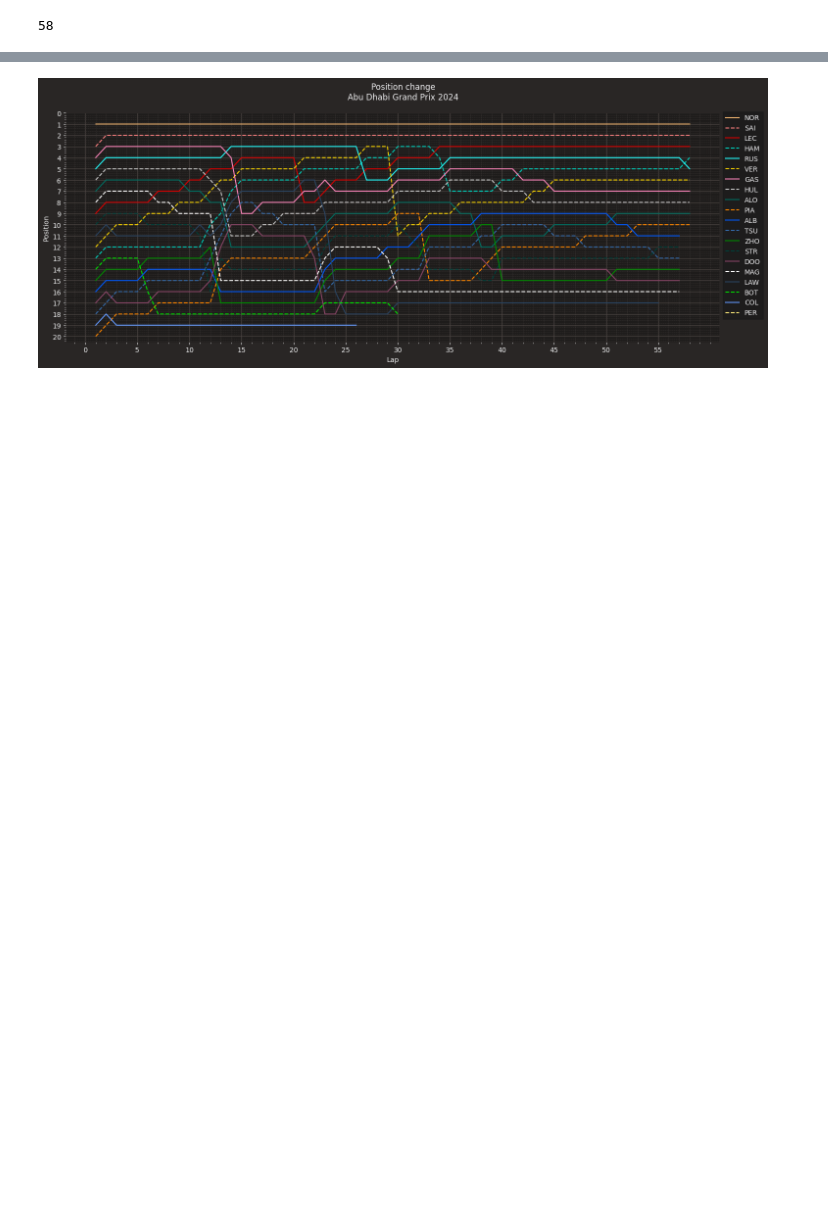
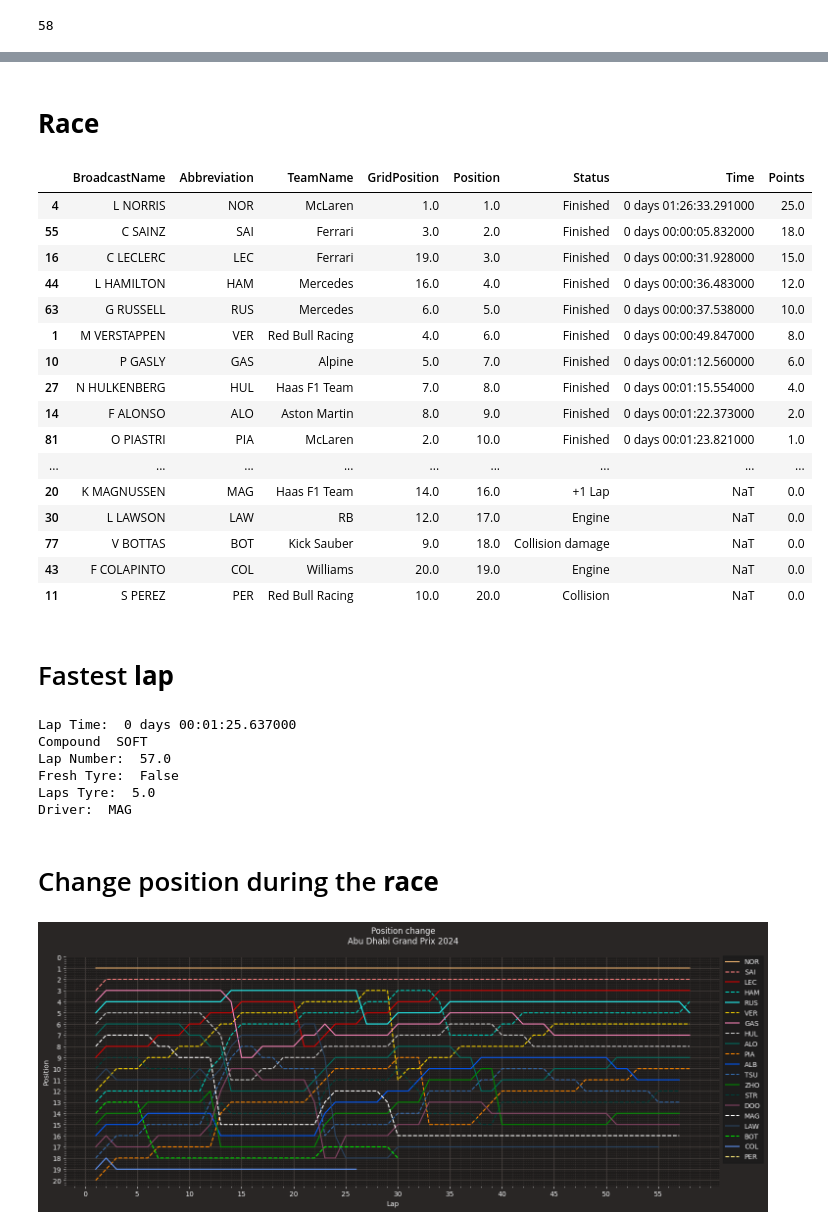
Before and after one commit to unk217/F1Analysis, a Jupyter notebook: AbuDhabi_Grand_Prix_F1.ipynb, the cells around one changed output, grey strips where cells are left out. Saved outputs shown, nothing was run; the diff lists cells and outputs as text; code cells hidden in the pictures; blank space fills up the shorter version.

```diff
--- a/AbuDhabi_Grand_Prix_F1.ipynb
+++ b/AbuDhabi_Grand_Prix_F1.ipynb
@@ -68,3 +132,47 @@ tlaps
+# %% [markdown]
+# **Race**
+# %%
+race_res = race.results
+rac = pd.DataFrame(race.results)
+dfr = rac[['BroadcastName','Abbreviation', 'TeamName','GridPosition','Position','Status','Time','Points',]]
+dfr
+# %% [output]
+|  | BroadcastName | Abbreviation | TeamName | GridPosition | Position | Status | Time | Points |
+| 4 | L NORRIS | NOR | McLaren | 1.0 | 1.0 | Finished | 0 days 01:26:33.291000 | 25.0 |
+| 55 | C SAINZ | SAI | Ferrari | 3.0 | 2.0 | Finished | 0 days 00:00:05.832000 | 18.0 |
+| 16 | C LECLERC | LEC | Ferrari | 19.0 | 3.0 | Finished | 0 days 00:00:31.928000 | 15.0 |
+| 44 | L HAMILTON | HAM | Mercedes | 16.0 | 4.0 | Finished | 0 days 00:00:36.483000 | 12.0 |
+| 63 | G RUSSELL | RUS | Mercedes | 6.0 | 5.0 | Finished | 0 days 00:00:37.538000 | 10.0 |
+| 1 | M VERSTAPPEN | VER | Red Bull Racing | 4.0 | 6.0 | Finished | 0 days 00:00:49.847000 | 8.0 |
+| 10 | P GASLY | GAS | Alpine | 5.0 | 7.0 | Finished | 0 days 00:01:12.560000 | 6.0 |
+| 27 | N HULKENBERG | HUL | Haas F1 Team | 7.0 | 8.0 | Finished | 0 days 00:01:15.554000 | 4.0 |
+| 14 | F ALONSO | ALO | Aston Martin | 8.0 | 9.0 | Finished | 0 days 00:01:22.373000 | 2.0 |
+| 81 | O PIASTRI | PIA | McLaren | 2.0 | 10.0 | Finished | 0 days 00:01:23.821000 | 1.0 |
+| ... | ... | ... | ... | ... | ... | ... | ... | ... |
+| 20 | K MAGNUSSEN | MAG | Haas F1 Team | 14.0 | 16.0 | +1 Lap | NaT | 0.0 |
+| 30 | L LAWSON | LAW | RB | 12.0 | 17.0 | Engine | NaT | 0.0 |
+| 77 | V BOTTAS | BOT | Kick Sauber | 9.0 | 18.0 | Collision damage | NaT | 0.0 |
+| 43 | F COLAPINTO | COL | Williams | 20.0 | 19.0 | Engine | NaT | 0.0 |
+| 11 | S PEREZ | PER | Red Bull Racing | 10.0 | 20.0 | Collision | NaT | 0.0 |
+# %% [markdown]
+# Fastest **lap**
+# %%
+fastest_lap = race.laps.pick_fastest()
+print(f'Lap Time: ',fastest_lap['LapTime'])
+print(f'Compound ',fastest_lap['Compound'])
+print(f'Lap Number: ',fastest_lap['LapNumber'])
+print(f'Fresh Tyre: ',fastest_lap['FreshTyre'])
+print(f'Laps Tyre: ',fastest_lap['TyreLife'])
+print(f'Driver: ',fastest_lap['Driver'])
+# %% [output]
+Lap Time:  0 days 00:01:25.637000
+Compound  SOFT
+Lap Number:  57.0
+Fresh Tyre:  False
+Laps Tyre:  5.0
+Driver:  MAG
+# %% [markdown]
+# Change position during the **race**
 # %%
 fig, ax = plt.subplots(figsize=(15, 6))
 
```
Also changed, not shown: parts of 19 cells of this notebook.
